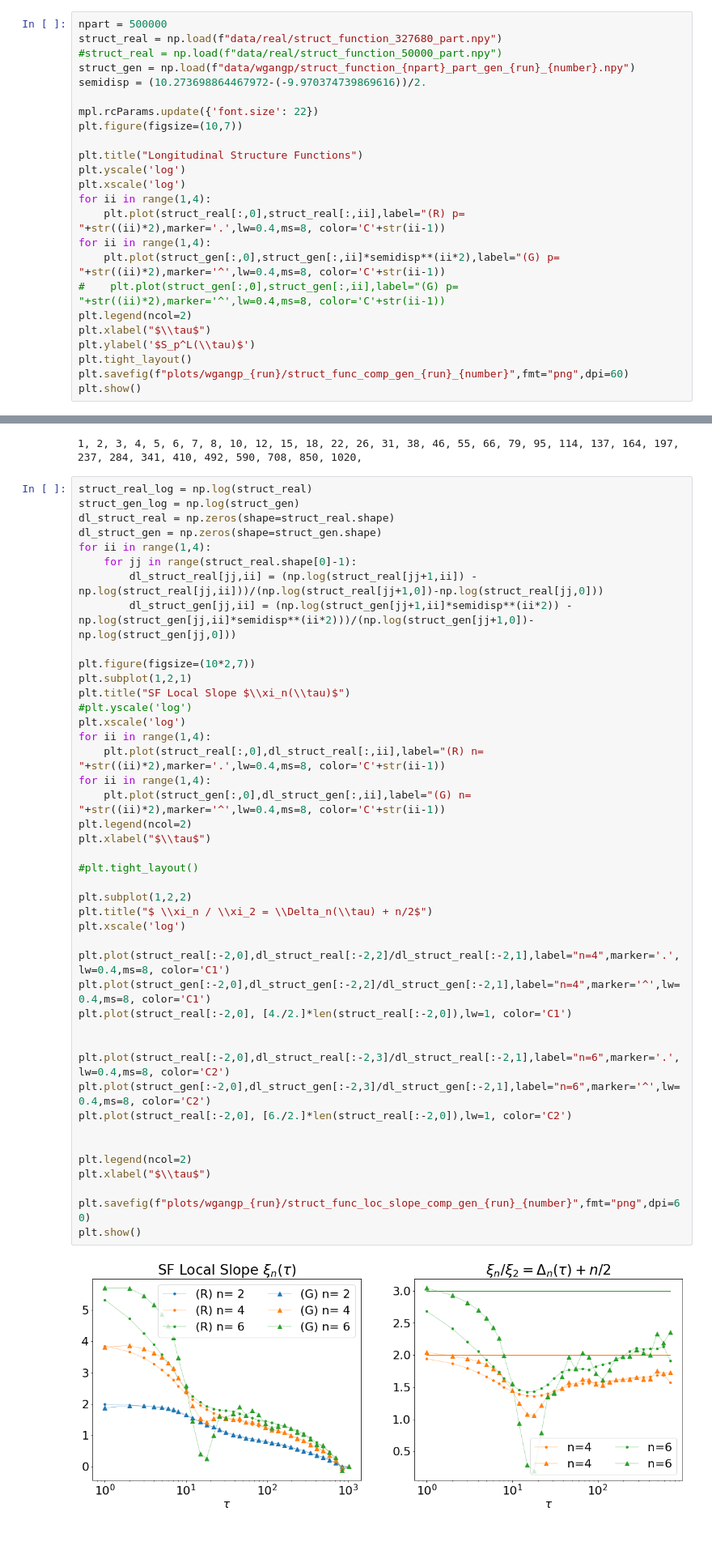
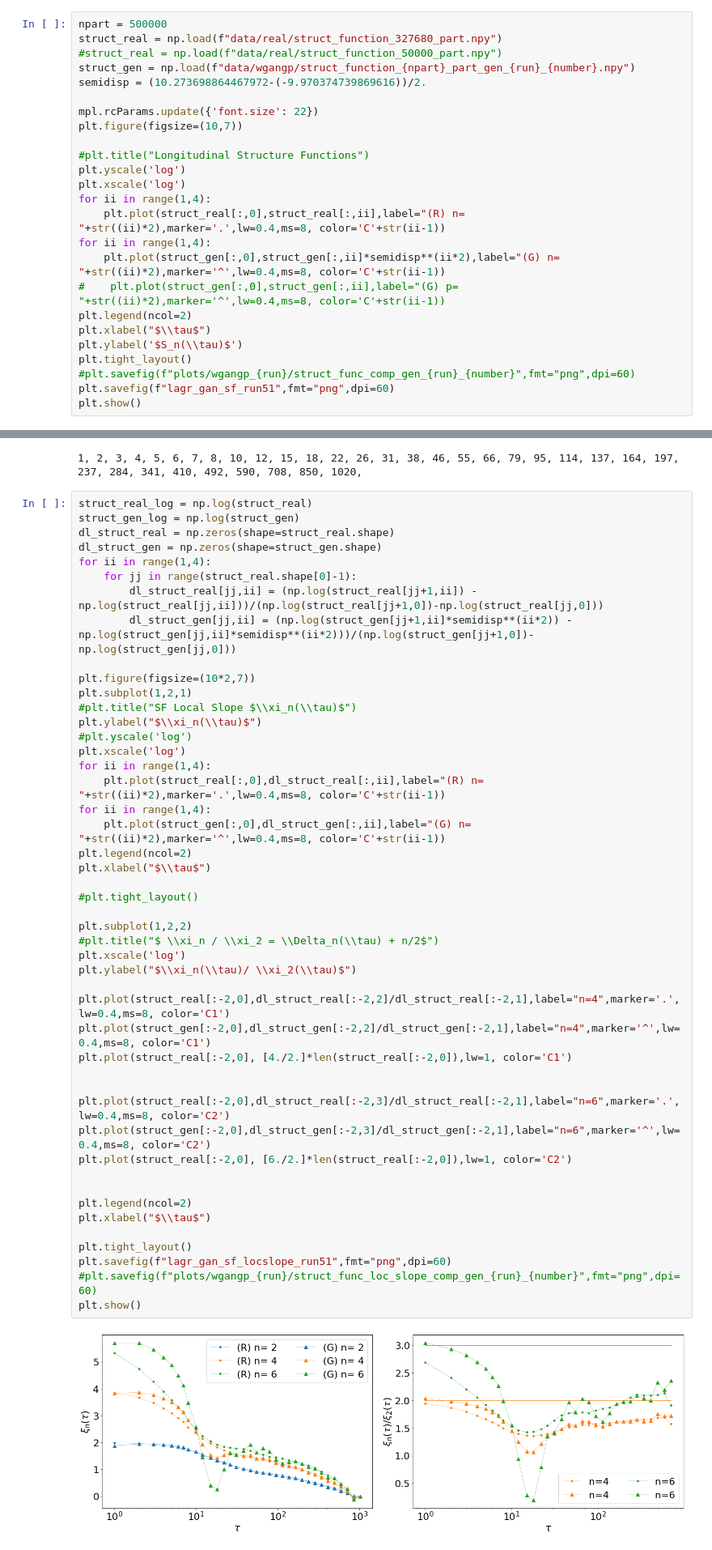
Before and after one commit to scarpma/lagrangian, a Jupyter notebook: gan_test.ipynb, the cells around one changed output, grey strips where cells are left out. Shown at 81% size. Saved outputs shown, nothing was run; the diff lists cells and outputs as text.

```diff
--- a/gan_test.ipynb
+++ b/gan_test.ipynb
@@ -401,18 +401,19 @@ semidisp = (10.273698864467972-(-9.970374739869616))/2.
 mpl.rcParams.update({'font.size': 22})
 plt.figure(figsize=(10,7))
 
-plt.title("Longitudinal Structure Functions")
+#plt.title("Longitudinal Structure Functions")
 plt.yscale('log')
 plt.xscale('log')
 for ii in range(1,4):
-    plt.plot(struct_real[:,0],struct_real[:,ii],label="(R) p= "+str((ii)*2),marker='.',lw=0.4,ms=8, color='C'+str(ii-1))
+    plt.plot(struct_real[:,0],struct_real[:,ii],label="(R) n= "+str((ii)*2),marker='.',lw=0.4,ms=8, color='C'+str(ii-1))
 for ii in range(1,4):
-    plt.plot(struct_gen[:,0],struct_gen[:,ii]*semidisp**(ii*2),label="(G) p= "+str((ii)*2),marker='^',lw=0.4,ms=8, color='C'+str(ii-1))
+    plt.plot(struct_gen[:,0],struct_gen[:,ii]*semidisp**(ii*2),label="(G) n= "+str((ii)*2),marker='^',lw=0.4,ms=8, color='C'+str(ii-1))
 #    plt.plot(struct_gen[:,0],struct_gen[:,ii],label="(G) p= "+str((ii)*2),marker='^',lw=0.4,ms=8, color='C'+str(ii-1))
 plt.legend(ncol=2)
 plt.xlabel("$\\tau$")
-plt.ylabel('$S_p^L(\\tau)$')
+plt.ylabel('$S_n(\\tau)$')
 plt.tight_layout()
-plt.savefig(f"plots/wgangp_{run}/struct_func_comp_gen_{run}_{number}",fmt="png",dpi=60)
+#plt.savefig(f"plots/wgangp_{run}/struct_func_comp_gen_{run}_{number}",fmt="png",dpi=60)
+plt.savefig(f"lagr_gan_sf_run51",fmt="png",dpi=60)
 plt.show()
 # %% [output]
@@ -445,38 +446,42 @@ for ii in range(1,4):
 
 plt.figure(figsize=(10*2,7))
 plt.subplot(1,2,1)
-plt.title("SF Local Slope $\\xi_n(\\tau)$")
+#plt.title("SF Local Slope $\\xi_n(\\tau)$")
+plt.ylabel("$\\xi_n(\\tau)$")
 #plt.yscale('log')
 plt.xscale('log')
 for ii in range(1,4):
     plt.plot(struct_real[:,0],dl_struct_real[:,ii],label="(R) n= "+str((ii)*2),marker='.',lw=0.4,ms=8, color='C'+str(ii-1))
 for ii in range(1,4):
     plt.plot(struct_gen[:,0],dl_struct_gen[:,ii],label="(G) n= "+str((ii)*2),marker='^',lw=0.4,ms=8, color='C'+str(ii-1))
 plt.legend(ncol=2)
 plt.xlabel("$\\tau$")
 
 #plt.tight_layout()
 
 plt.subplot(1,2,2)
-plt.title("$ \\xi_n / \\xi_2 = \\Delta_n(\\tau) + n/2$")
+#plt.title("$ \\xi_n / \\xi_2 = \\Delta_n(\\tau) + n/2$")
 plt.xscale('log')
+plt.ylabel("$\\xi_n(\\tau)/ \\xi_2(\\tau)$")
 
 plt.plot(struct_real[:-2,0],dl_struct_real[:-2,2]/dl_struct_real[:-2,1],label="n=4",marker='.',lw=0.4,ms=8, color='C1')
 plt.plot(struct_gen[:-2,0],dl_struct_gen[:-2,2]/dl_struct_gen[:-2,1],label="n=4",marker='^',lw=0.4,ms=8, color='C1')
 plt.plot(struct_real[:-2,0], [4./2.]*len(struct_real[:-2,0]),lw=1, color='C1')
 
 
 plt.plot(struct_real[:-2,0],dl_struct_real[:-2,3]/dl_struct_real[:-2,1],label="n=6",marker='.',lw=0.4,ms=8, color='C2')
 plt.plot(struct_gen[:-2,0],dl_struct_gen[:-2,3]/dl_struct_gen[:-2,1],label="n=6",marker='^',lw=0.4,ms=8, color='C2')
 plt.plot(struct_real[:-2,0], [6./2.]*len(struct_real[:-2,0]),lw=1, color='C2')
 
 
 plt.legend(ncol=2)
 plt.xlabel("$\\tau$")
 
-plt.savefig(f"plots/wgangp_{run}/struct_func_loc_slope_comp_gen_{run}_{number}",fmt="png",dpi=60)
+plt.tight_layout()
+plt.savefig(f"lagr_gan_sf_locslope_run51",fmt="png",dpi=60)
+#plt.savefig(f"plots/wgangp_{run}/struct_func_loc_slope_comp_gen_{run}_{number}",fmt="png",dpi=60)
 plt.show()
 # %% [output]
-[figure, old version]
+[figure, new version]
 # %%
 plt.figure(figsize=(10,7))
```
Also changed, not shown: parts of 36 cells of this notebook, 5 other files.
